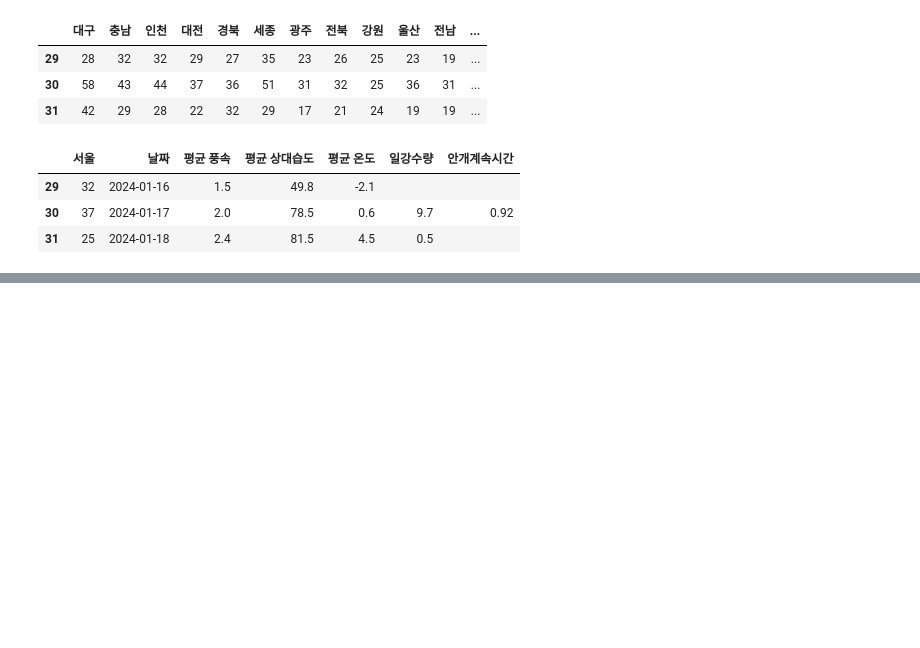
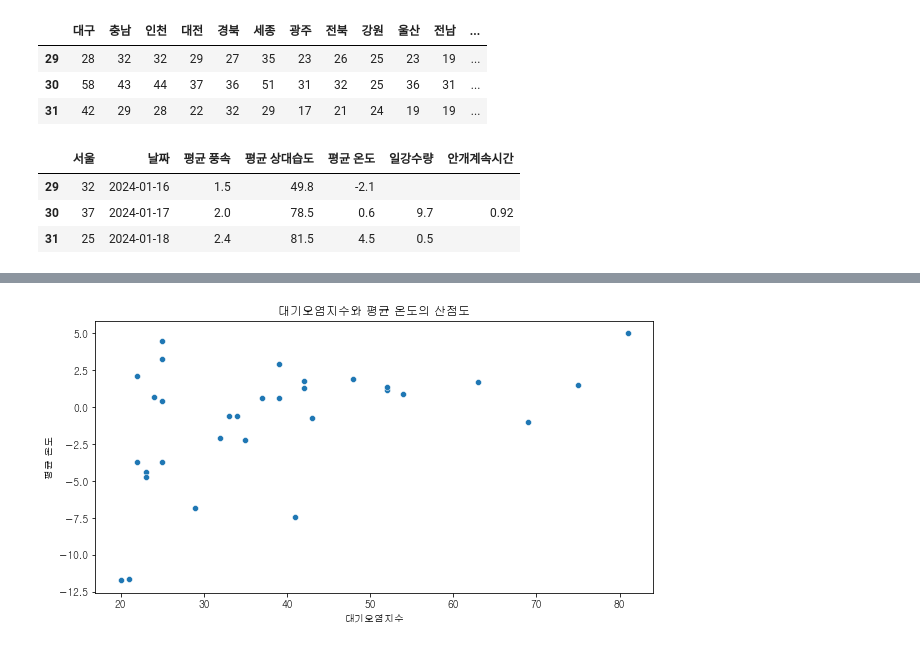
Before and after one commit to Petus00/project, a Jupyter notebook: 3.mini_project.ipynb, the cells around one changed output, grey strips where cells are left out. Saved outputs shown, nothing was run; the diff lists cells and outputs as text; code cells hidden in the pictures; blank space fills up the shorter version.

```diff
--- a/3.mini_project.ipynb
+++ b/3.mini_project.ipynb
@@ -319,0 +373,8 @@ df2.rename(columns={"서울": "대기오염지수"})
+# %%
+# 산점도
+plt.figure(figsize=(10, 5))
+sns.scatterplot(x='대기오염지수', y='평균 온도', data=df3)
+plt.title('대기오염지수와 평균 온도의 산점도')
+plt.show()
+# %% [output]
+[figure, added]
```
Also changed, not shown: parts of 11 cells of this notebook.
